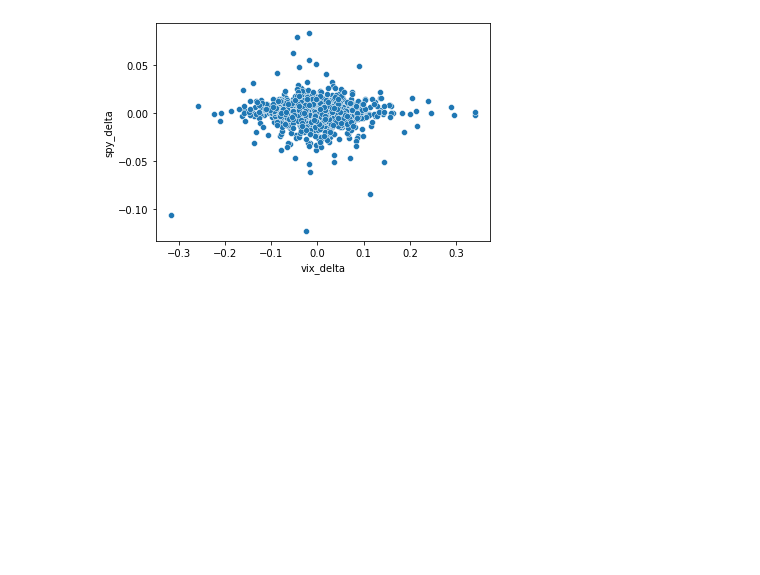
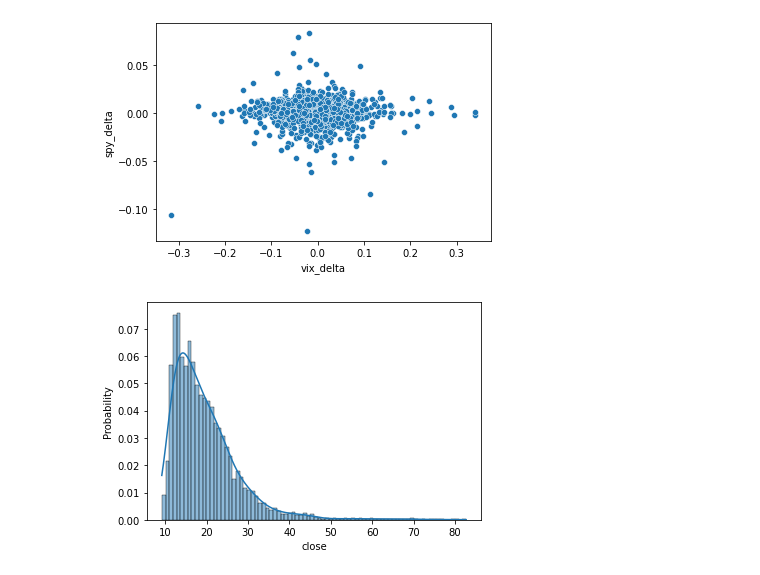
Before and after one commit to JoeHGeoghegan/VIX_Timing_The_Market, a Jupyter notebook: Notebooks/Laramie.ipynb, the cells around one changed output. Drawn from its saved outputs; the diff is of its cells as text; code cells hidden in the pictures; blank space fills up the shorter version.

```diff
--- a/Notebooks/Laramie.ipynb
+++ b/Notebooks/Laramie.ipynb
@@ -162,26 +153,3 @@ combined_df.tail()
 # find SPY PRICE at  timestamp+''
 # (currentSPY - CHOSEN SPY) = change in price
 # "Historically, when the VIX crosses 'x', the SPY has inc/dec 'y' amount
-# %%
-
-min = vix_df['close'].describe()['min']
-max = vix_df['close'].describe()['max']
-num_bins = int(round((max-min)/4,0))
-sorted_vix = vix_df['close'].sort_values()
-bins = []
-group_names = []
-top = 0
-for x in range(1,num_bins+1):
-    group_names.append(f'{top} - ')
-    top = round(x * round(max/num_bins,2),2)
-    group_names[-1]+=(f'{top}')
-    bins.append(top)
-group_names.pop()
-vix_df['binned'] = pd.cut(vix_df['close'],bins,labels=group_names)
-vix_df['binned_data']= pd.cut(vix_df['close'],bins,labels=group_names)
-my_group= pd.DataFrame(vix_df.groupby('binned_data')['close'].count())
-my_group.reset_index(inplace=True)
-
-
-my_group.plot(kind='bar', x = 'binned_data', y = 'close')
-my_group
@@ -259,8 +171,8 @@ fig =sns.histplot( vix_df['nlog'],
 # %% [output]
 [figure]
 # %%
-# vix_df = vix_df.drop(columns=['binned_data','bins','binned'])
-# vix_df.reset_index(inplace=True)
+
+vix_df.reset_index(inplace=True)
 spy_df.reset_index(inplace=True)
 # %%
 vix_df['vix_delta'] = (vix_df['close']-vix_df['close'].shift())/vix_df['close']
@@ -281,4 +193,18 @@ sns.scatterplot(
 # %% [output]
 <AxesSubplot:xlabel='vix_delta', ylabel='spy_delta'>
 [figure]
+# %%
+fig =sns.histplot( vix_df['close'],
+                   kde= True,
+                   stat= 'probability',
+                   discrete= False,
+                   kde_kws= {'cut': 0,
+                   'gridsize':4000,
+                   'bw_adjust': 1.5,
+
+                   }
+
+)
+# %% [output]
+[figure, added]
 # %%
```
Also changed, not shown: parts of 16 cells of this notebook.
